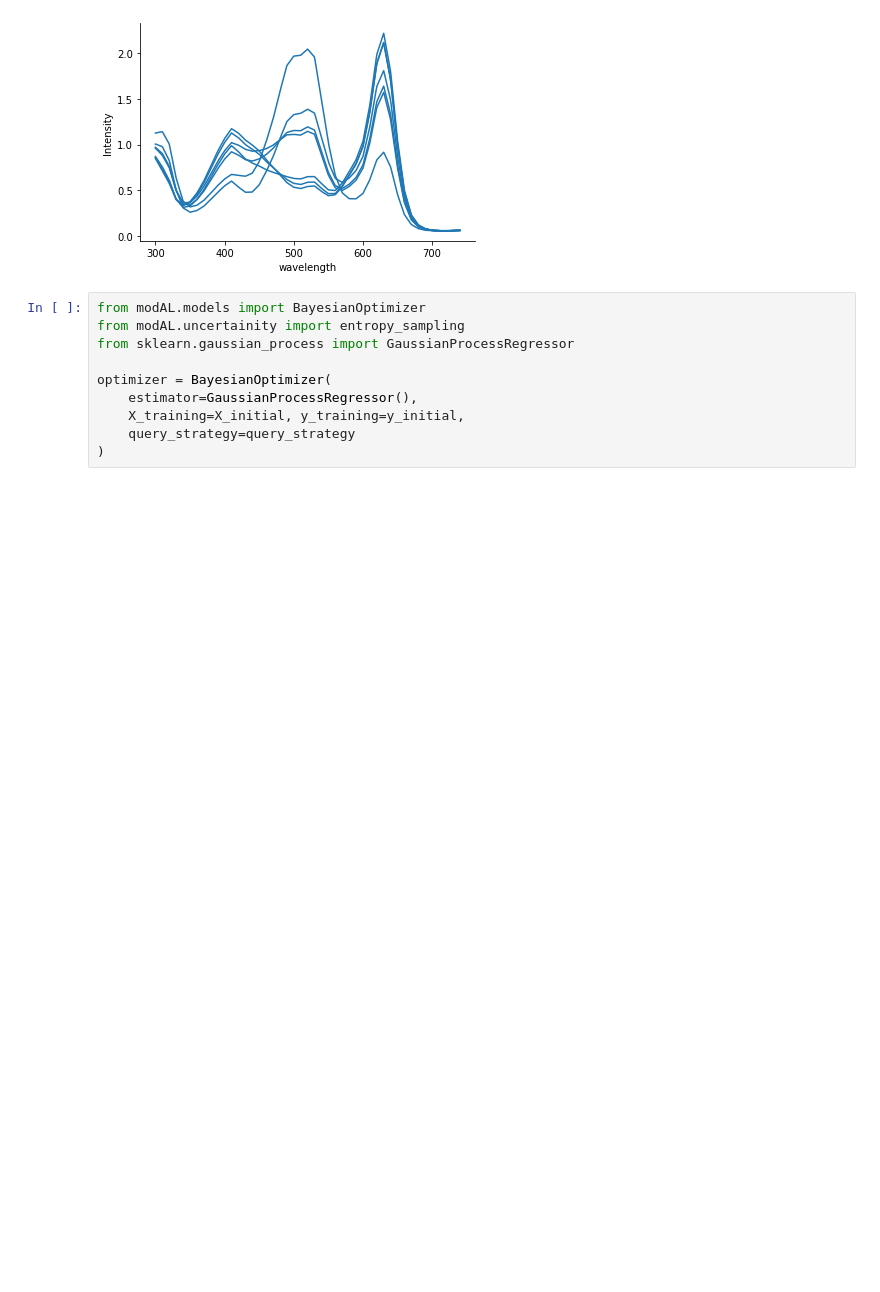
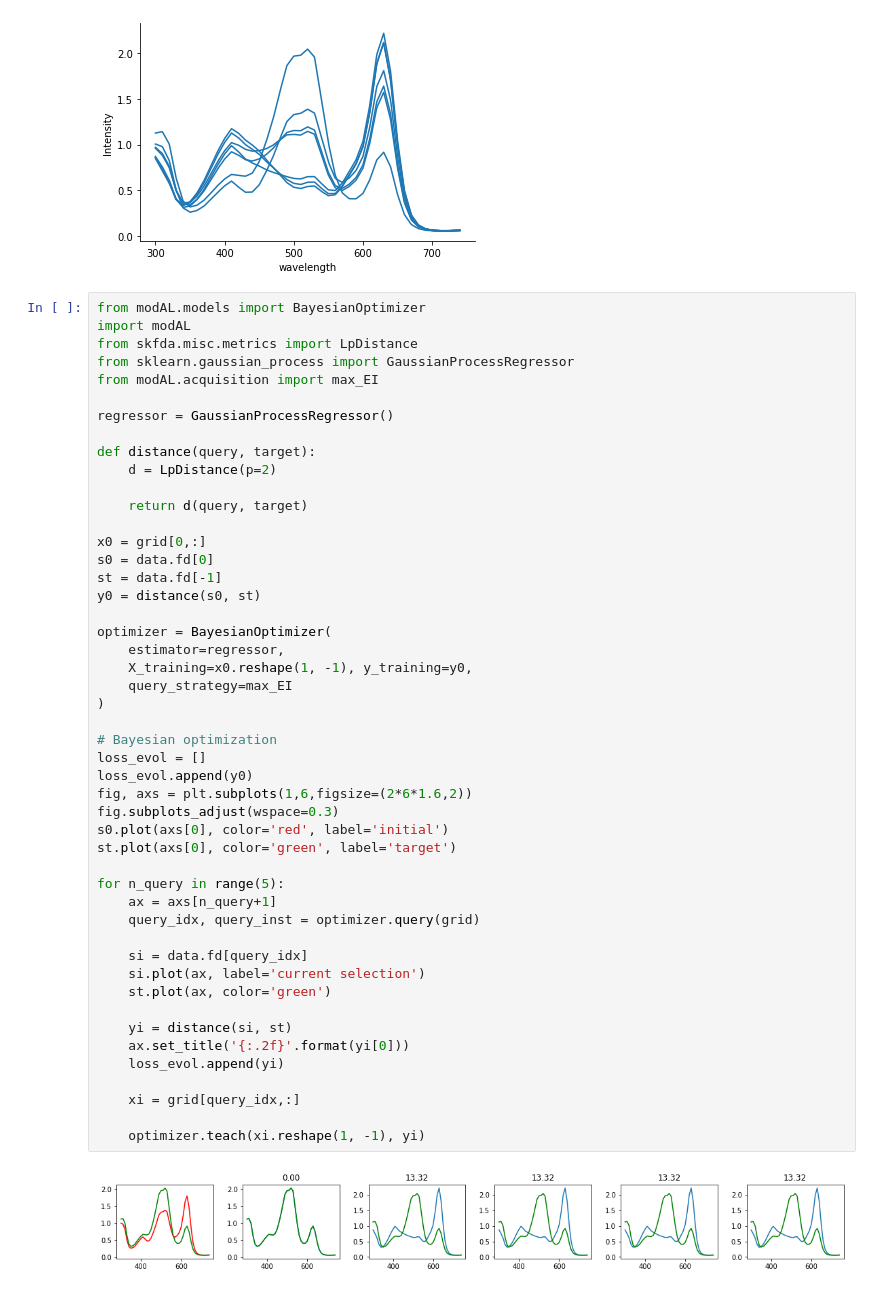
Before and after one commit to pozzo-research-group/HEAD, a Jupyter notebook: notebooks/01- Basics using UV Vis spectra.ipynb, the cells around one changed output. Drawn from its saved outputs; the diff is of its cells as text; blank space fills up the shorter version.

```diff
--- a/notebooks/01- Basics using UV Vis spectra.ipynb
+++ b/notebooks/01- Basics using UV Vis spectra.ipynb
@@ -22,11 +24,51 @@ data.decorate()
 [figure]
 # %%
 from modAL.models import BayesianOptimizer
-from modAL.uncertainity import entropy_sampling
+import modAL
+from skfda.misc.metrics import LpDistance
 from sklearn.gaussian_process import GaussianProcessRegressor
+from modAL.acquisition import max_EI
+
+regressor = GaussianProcessRegressor()
+
+def distance(query, target):
+    d = LpDistance(p=2)
+
+    return d(query, target)
+
+x0 = grid[0,:]
+s0 = data.fd[0]
+st = data.fd[-1]
+y0 = distance(s0, st)
 
 optimizer = BayesianOptimizer(
-    estimator=GaussianProcessRegressor(),
-    X_training=X_initial, y_training=y_initial,
-    query_strategy=query_strategy
+    estimator=regressor,
+    X_training=x0.reshape(1, -1), y_training=y0,
+    query_strategy=max_EI
 )
+
+# Bayesian optimization
+loss_evol = []
+loss_evol.append(y0)
+fig, axs = plt.subplots(1,6,figsize=(2*6*1.6,2))
+fig.subplots_adjust(wspace=0.3)
+s0.plot(axs[0], color='red', label='initial')
+st.plot(axs[0], color='green', label='target')
+
+for n_query in range(5):
+    ax = axs[n_query+1]
+    query_idx, query_inst = optimizer.query(grid)
+
+    si = data.fd[query_idx]
+    si.plot(ax, label='current selection')
+    st.plot(ax, color='green')
+
+    yi = distance(si, st)
+    ax.set_title('{:.2f}'.format(yi[0]))
+    loss_evol.append(yi)
+
+    xi = grid[query_idx,:]
+
+    optimizer.teach(xi.reshape(1, -1), yi)
+# %% [output]
+[figure, added]
```
Also changed, not shown: parts of 1 cell of this notebook, 1 other file.
